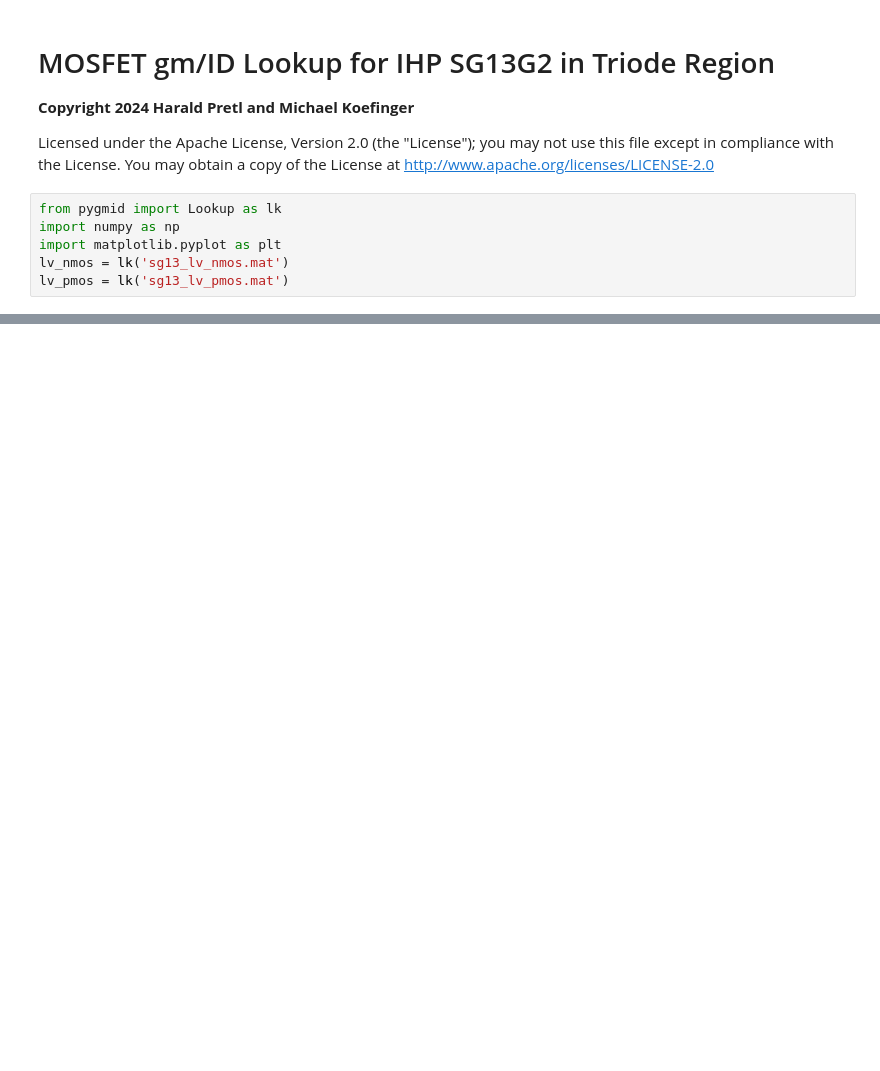
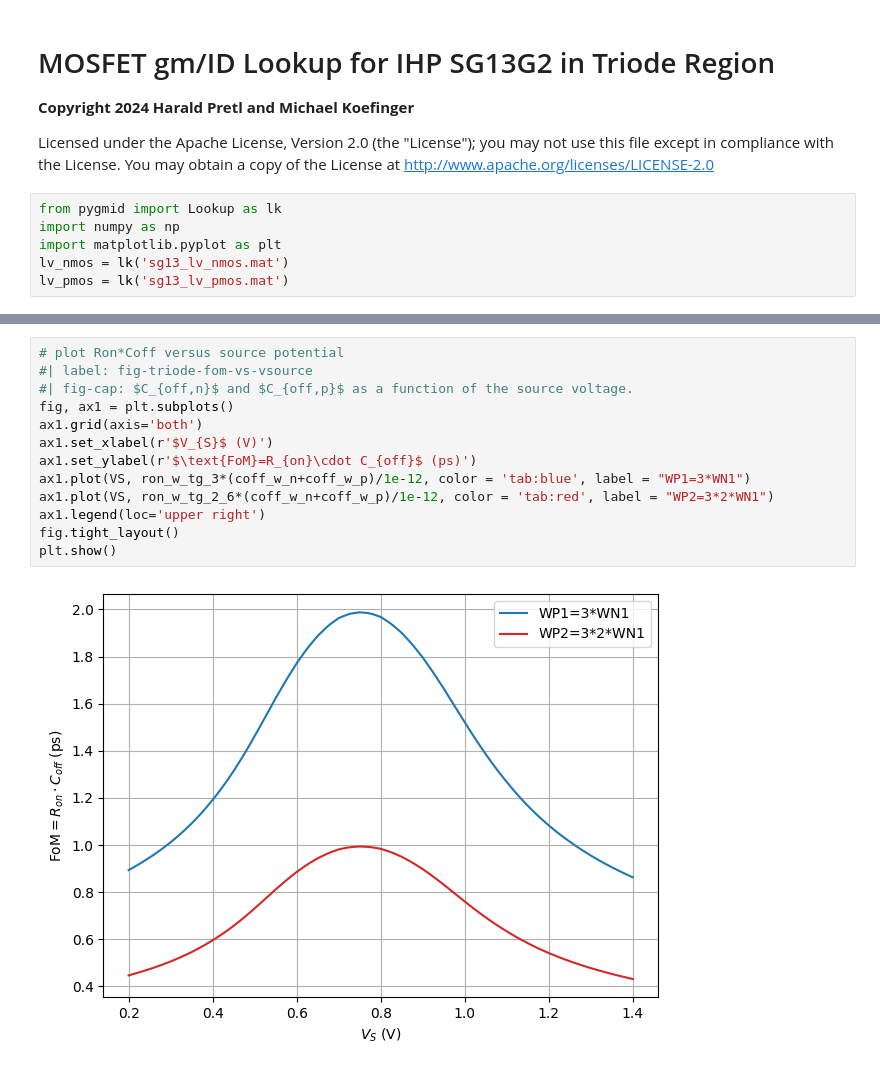
Before and after one commit to iic-jku/analog-circuit-design, a Jupyter notebook: sizing/sg13_plots_triode.ipynb, the cells around one changed output, grey strips where cells are left out. Cells and saved outputs as stored; diff of their text form; blank space fills up the shorter version.

```diff
--- a/sizing/sg13_plots_triode.ipynb
+++ b/sizing/sg13_plots_triode.ipynb
@@ -128,0 +130,15 @@ plt.show()
+# %%
+# plot Ron*Coff versus source potential
+#| label: fig-triode-fom-vs-vsource
+#| fig-cap: $C_{off,n}$ and $C_{off,p}$ as a function of the source voltage.
+fig, ax1 = plt.subplots()
+ax1.grid(axis='both')
+ax1.set_xlabel(r'$V_{S}$ (V)')
+ax1.set_ylabel(r'$\text{FoM}=R_{on}\cdot C_{off}$ (ps)')
+ax1.plot(VS, ron_w_tg_3*(coff_w_n+coff_w_p)/1e-12, color = 'tab:blue', label = "WP1=3*WN1")
+ax1.plot(VS, ron_w_tg_2_6*(coff_w_n+coff_w_p)/1e-12, color = 'tab:red', label = "WP2=3*2*WN1")
+ax1.legend(loc='upper right')
+fig.tight_layout()
+plt.show()
+# %% [output]
+[figure, added]
```
Also changed, not shown: parts of 5 cells of this notebook.
